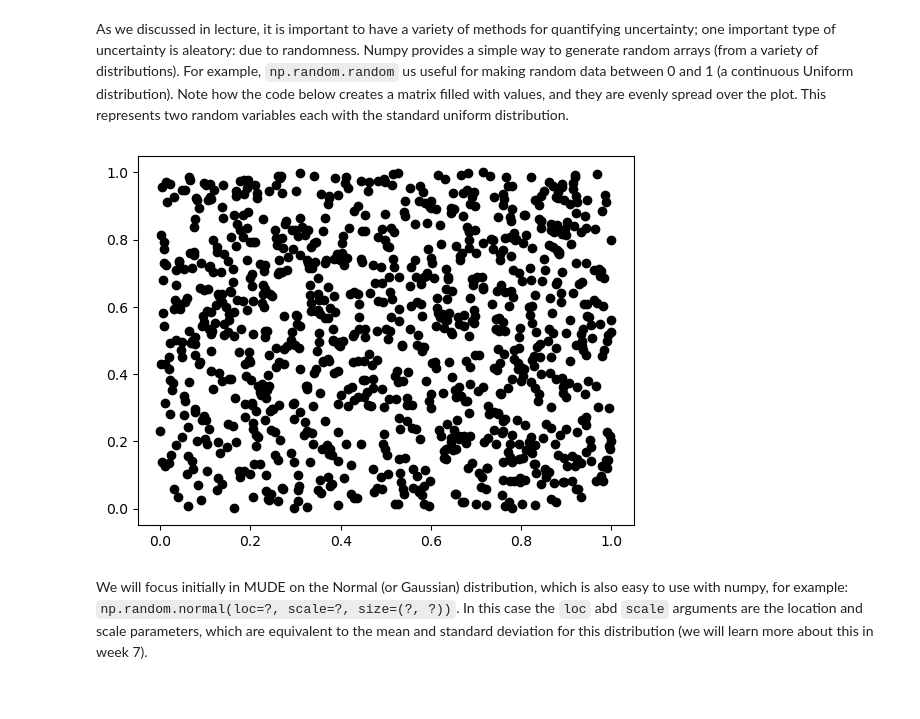
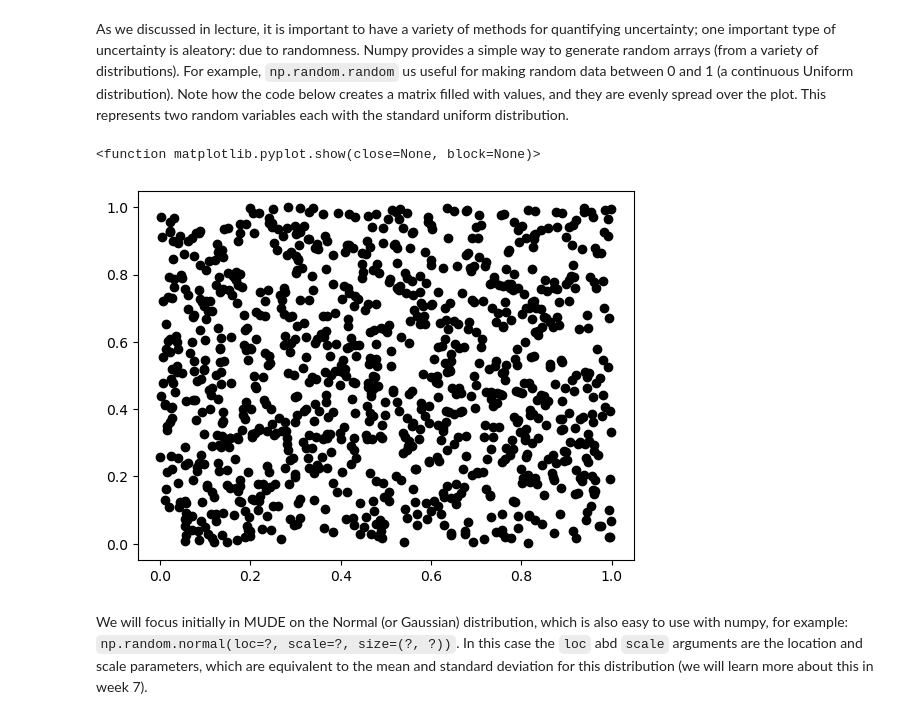
Before and after one commit to GeorgeNikolov/MUDE_PAs, a Jupyter notebook: Week_1_2/PA02_A_Random_Adventure.ipynb, the cells around one changed output. Saved outputs shown, nothing was run; the diff lists cells and outputs as text; code cells hidden in the pictures.

```diff
--- a/Week_1_2/PA02_A_Random_Adventure.ipynb
+++ b/Week_1_2/PA02_A_Random_Adventure.ipynb
@@ -225,10 +281,11 @@ As we discussed in lecture, it is important to have a variety of methods for qua
 # %%
 N = 1000
 A = np.random.random(size = (2, N))
 plt.plot(*A, "ok")
-plt.show()
+plt.show
 # %% [output]
+<function matplotlib.pyplot.show(close=None, block=None)>
-[figure, old version]
+[figure, new version]
 # %% [markdown]
 We will focus initially in MUDE on the Normal (or Gaussian) distribution, which is also easy to use with numpy, for example: `np.random.normal(loc=?, scale=?, size=(?, ?))`. In this case the `loc` abd `scale` arguments are the location and scale parameters, which are equivalent to the mean and standard deviation for this distribution (we will learn more about this in week 7).
 # %% [markdown]
```
Also changed, not shown: parts of 7 cells of this notebook, 5 other files.
